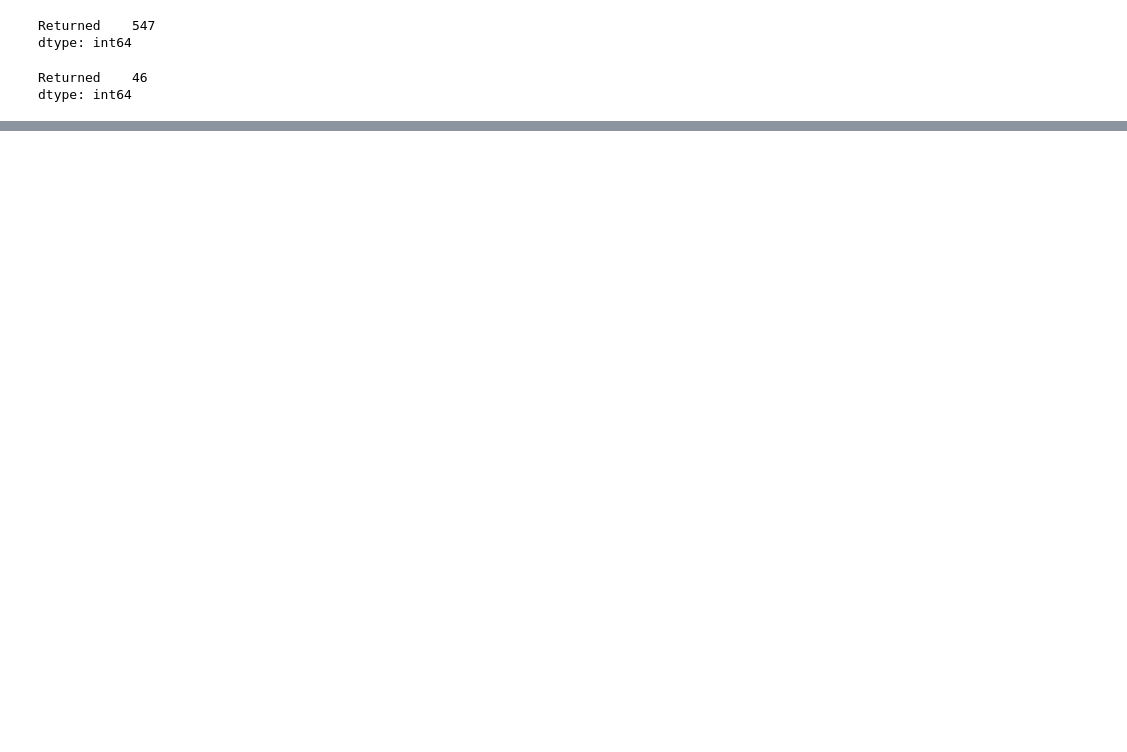
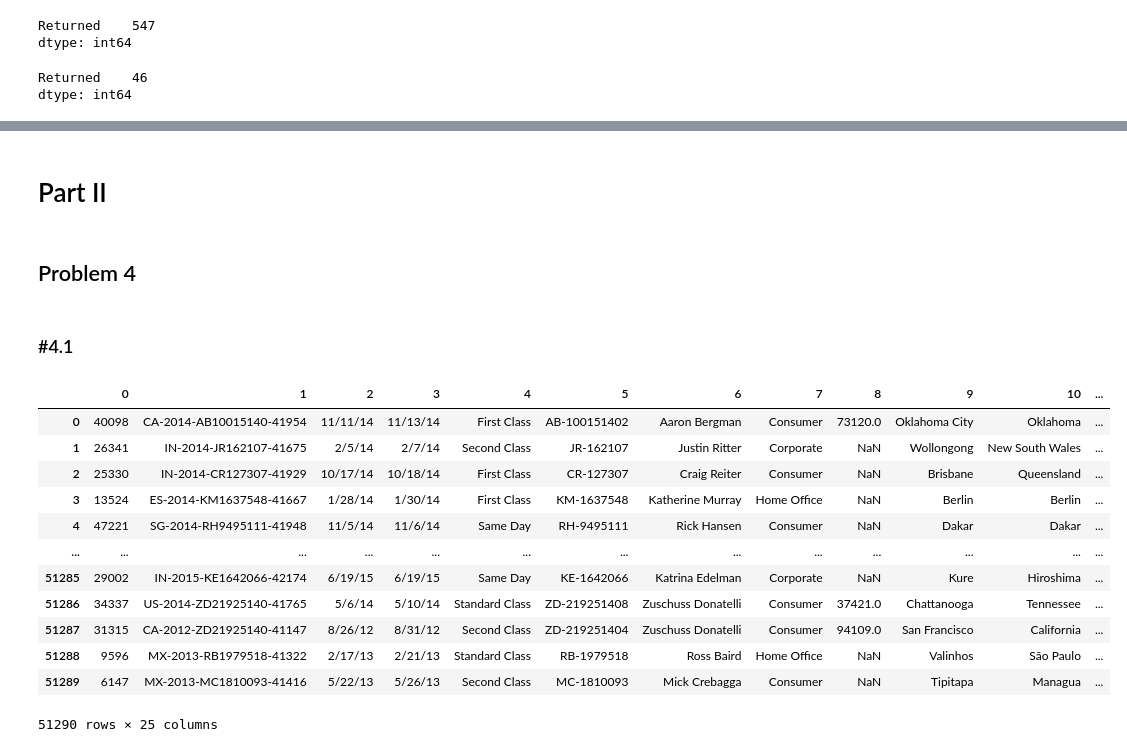
Before and after one commit to tdchoi7/Machine_Learning_Lab, a Jupyter notebook: TheoC/Git_Lab.ipynb, the cells around one changed output, grey strips where cells are left out. Cells and saved outputs as stored; diff of their text form; code cells hidden in the pictures; blank space fills up the shorter version.

Commit message:
Problem 4
Attempt at Problem 4

```diff
--- a/TheoC/Git_Lab.ipynb
+++ b/TheoC/Git_Lab.ipynb
@@ -396,0 +391,31 @@ by_category.plot.bar()
+# %% [markdown]
+# Part II
+# %% [markdown]
+## Problem 4
+# %% [markdown]
+### #4.1
+# %%
+# Return an outer join based on the 'Order_ID' key named 'returns_cat'
+    # The 'Returned' column will return NaN for items not returned
+
+# Concatenating the 2 dataframes alters the column names
+
+returns_cat = pd.concat([data_orders, data_returns[['Returned']]],
+                        axis=1,
+                        ignore_index=True,
+                        keys='Order_ID')
+returns_cat
+# %% [output]
+|  | 0 | 1 | 2 | 3 | 4 | 5 | 6 | 7 | 8 | 9 | 10 | ... |
+| 0 | 40098 | CA-2014-AB10015140-41954 | 11/11/14 | 11/13/14 | First Class | AB-100151402 | Aaron Bergman | Consumer | 73120.0 | Oklahoma City | Oklahoma | ... |
+| 1 | 26341 | IN-2014-JR162107-41675 | 2/5/14 | 2/7/14 | Second Class | JR-162107 | Justin Ritter | Corporate | NaN | Wollongong | New South Wales | ... |
+| 2 | 25330 | IN-2014-CR127307-41929 | 10/17/14 | 10/18/14 | First Class | CR-127307 | Craig Reiter | Consumer | NaN | Brisbane | Queensland | ... |
+| 3 | 13524 | ES-2014-KM1637548-41667 | 1/28/14 | 1/30/14 | First Class | KM-1637548 | Katherine Murray | Home Office | NaN | Berlin | Berlin | ... |
+| 4 | 47221 | SG-2014-RH9495111-41948 | 11/5/14 | 11/6/14 | Same Day | RH-9495111 | Rick Hansen | Consumer | NaN | Dakar | Dakar | ... |
+| ... | ... | ... | ... | ... | ... | ... | ... | ... | ... | ... | ... | ... |
+| 51285 | 29002 | IN-2015-KE1642066-42174 | 6/19/15 | 6/19/15 | Same Day | KE-1642066 | Katrina Edelman | Corporate | NaN | Kure | Hiroshima | ... |
+| 51286 | 34337 | US-2014-ZD21925140-41765 | 5/6/14 | 5/10/14 | Standard Class | ZD-219251408 | Zuschuss Donatelli | Consumer | 37421.0 | Chattanooga | Tennessee | ... |
+| 51287 | 31315 | CA-2012-ZD21925140-41147 | 8/26/12 | 8/31/12 | Second Class | ZD-219251404 | Zuschuss Donatelli | Consumer | 94109.0 | San Francisco | California | ... |
+| 51288 | 9596 | MX-2013-RB1979518-41322 | 2/17/13 | 2/21/13 | Standard Class | RB-1979518 | Ross Baird | Home Office | NaN | Valinhos | São Paulo | ... |
+| 51289 | 6147 | MX-2013-MC1810093-41416 | 5/22/13 | 5/26/13 | Second Class | MC-1810093 | Mick Crebagga | Consumer | NaN | Tipitapa | Managua | ... |
+51290 rows × 25 columns
```
Also changed, not shown: parts of 25 cells of this notebook.
